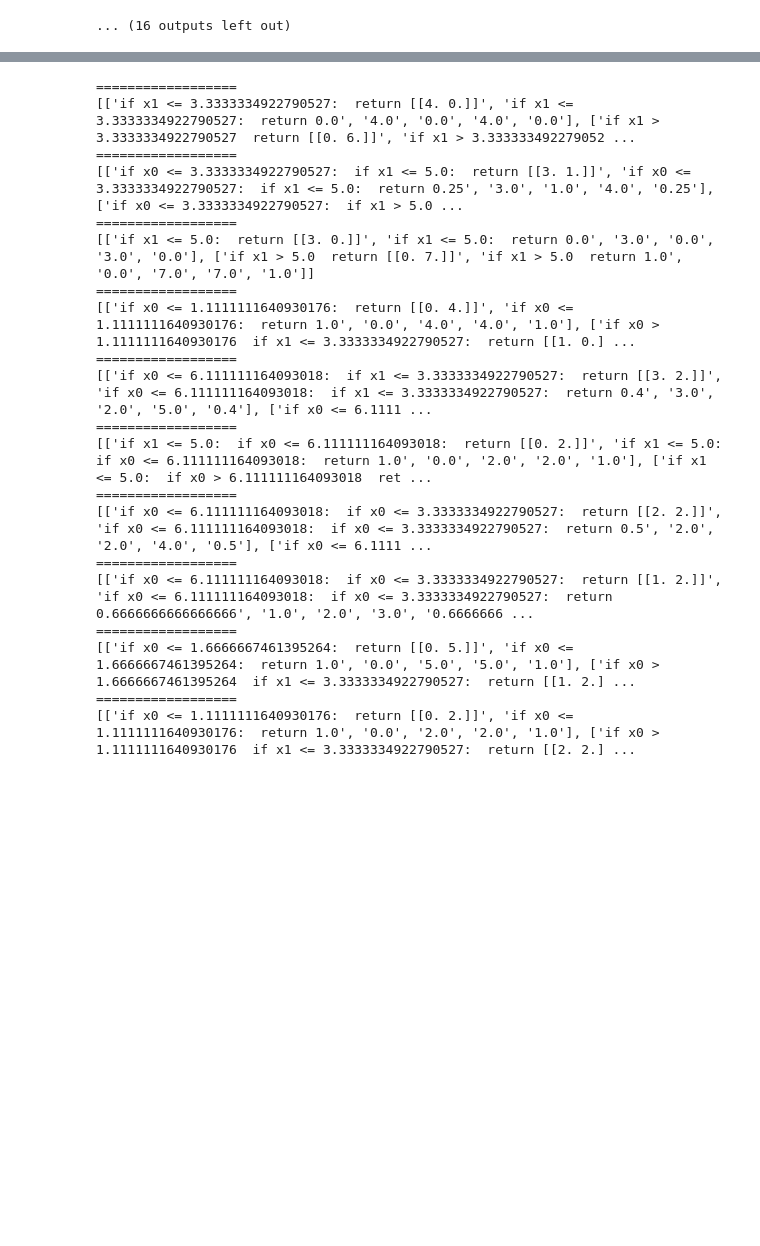
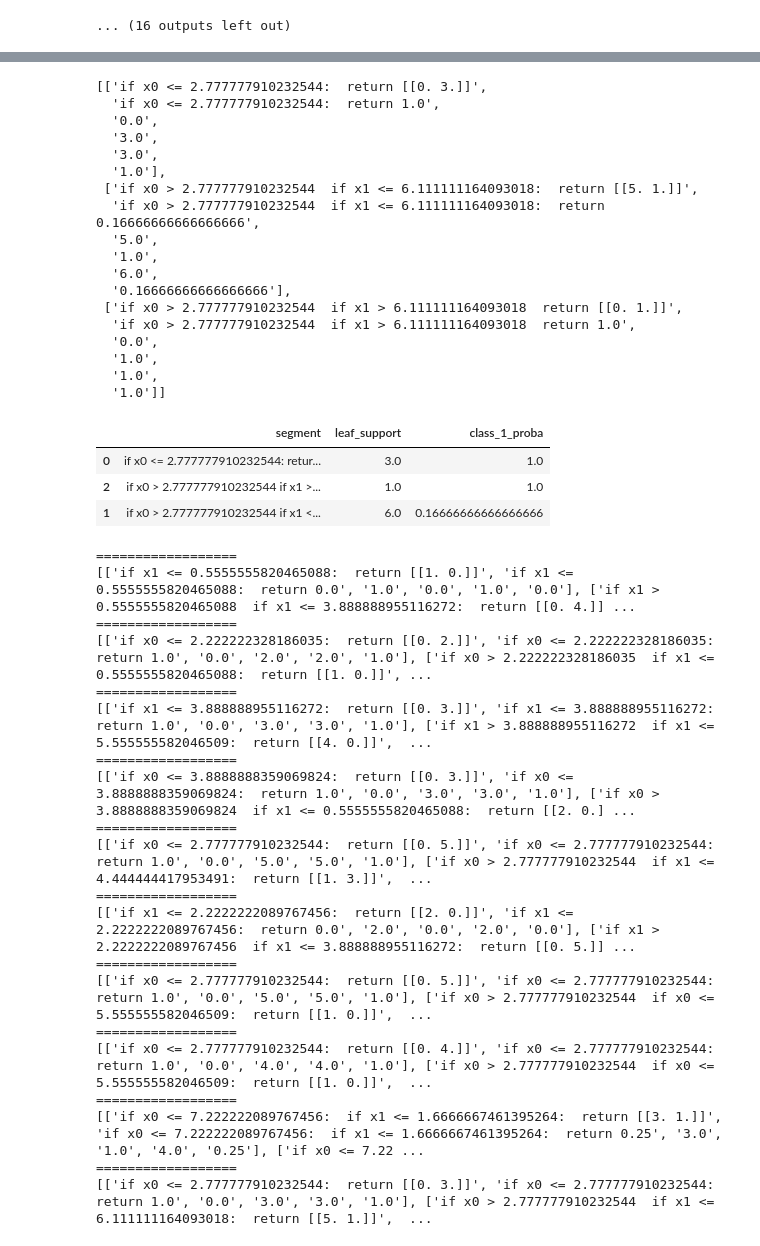
Before and after one commit to paradisensei/raif-hack, a Jupyter notebook: test.ipynb, the cells around one changed output, grey strips where cells are left out. Cells and saved outputs as stored; diff of their text form; code cells hidden in the pictures; blank space fills up the shorter version.

Commit message:
New features
New features:
1. tree_utils.py
   Functions for decision trees processing added

```diff
--- a/test.ipynb
+++ b/test.ipynb
@@ -205,29 +152,55 @@ def get_tree_paths(tree, feature_names):
+# %%
+get_tree_paths(tree_i, x_train.columns)
+get_most_probable_tree_paths(tree_i, x_train.columns)
+# %% [output]
+[['if x0 <= 2.777777910232544:  return [[0. 3.]]',
+  'if x0 <= 2.777777910232544:  return 1.0',
+  '0.0',
+  '3.0',
+  '3.0',
+  '1.0'],
+ ['if x0 > 2.777777910232544  if x1 <= 6.111111164093018:  return [[5. 1.]]',
+  'if x0 > 2.777777910232544  if x1 <= 6.111111164093018:  return 0.16666666666666666',
+  '5.0',
+  '1.0',
+  '6.0',
+  '0.16666666666666666'],
+ ['if x0 > 2.777777910232544  if x1 > 6.111111164093018  return [[0. 1.]]',
+  'if x0 > 2.777777910232544  if x1 > 6.111111164093018  return 1.0',
+  '0.0',
+  '1.0',
+  '1.0',
+  '1.0']]
+|  | segment | leaf_support | class_1_proba |
+| 0 | if x0 <= 2.777777910232544: retur... | 3.0 | 1.0 |
+| 2 | if x0 > 2.777777910232544 if x1 >... | 1.0 | 1.0 |
+| 1 | if x0 > 2.777777910232544 if x1 <... | 6.0 | 0.16666666666666666 |
 # %%
 for tree_i in model.estimators_:
-    p = tree_to_code_1(tree_i, x_train.columns)
+    p = get_tree_paths(tree_i, x_train.columns)
     print('==================')
     print(p)
 # %% [output]
 ==================
-[['if x1 <= 3.3333334922790527:  return [[4. 0.]]', 'if x1 <= 3.3333334922790527:  return 0.0', '4.0', '0.0', '4.0', '0.0'], ['if x1 > 3.3333334922790527  return [[0. 6.]]', 'if x1 > 3.333333492279052 ...
+[['if x1 <= 0.5555555820465088:  return [[1. 0.]]', 'if x1 <= 0.5555555820465088:  return 0.0', '1.0', '0.0', '1.0', '0.0'], ['if x1 > 0.5555555820465088  if x1 <= 3.888888955116272:  return [[0. 4.]] ...
 ==================
-[['if x0 <= 3.3333334922790527:  if x1 <= 5.0:  return [[3. 1.]]', 'if x0 <= 3.3333334922790527:  if x1 <= 5.0:  return 0.25', '3.0', '1.0', '4.0', '0.25'], ['if x0 <= 3.3333334922790527:  if x1 > 5.0 ...
+[['if x0 <= 2.222222328186035:  return [[0. 2.]]', 'if x0 <= 2.222222328186035:  return 1.0', '0.0', '2.0', '2.0', '1.0'], ['if x0 > 2.222222328186035  if x1 <= 0.5555555820465088:  return [[1. 0.]]', ...
 ==================
-[['if x1 <= 5.0:  return [[3. 0.]]', 'if x1 <= 5.0:  return 0.0', '3.0', '0.0', '3.0', '0.0'], ['if x1 > 5.0  return [[0. 7.]]', 'if x1 > 5.0  return 1.0', '0.0', '7.0', '7.0', '1.0']]
+[['if x1 <= 3.888888955116272:  return [[0. 3.]]', 'if x1 <= 3.888888955116272:  return 1.0', '0.0', '3.0', '3.0', '1.0'], ['if x1 > 3.888888955116272  if x1 <= 5.555555582046509:  return [[4. 0.]]',  ...
 ==================
-[['if x0 <= 1.1111111640930176:  return [[0. 4.]]', 'if x0 <= 1.1111111640930176:  return 1.0', '0.0', '4.0', '4.0', '1.0'], ['if x0 > 1.1111111640930176  if x1 <= 3.3333334922790527:  return [[1. 0.] ...
+[['if x0 <= 3.8888888359069824:  return [[0. 3.]]', 'if x0 <= 3.8888888359069824:  return 1.0', '0.0', '3.0', '3.0', '1.0'], ['if x0 > 3.8888888359069824  if x1 <= 0.5555555820465088:  return [[2. 0.] ...
 ==================
-[['if x0 <= 6.111111164093018:  if x1 <= 3.3333334922790527:  return [[3. 2.]]', 'if x0 <= 6.111111164093018:  if x1 <= 3.3333334922790527:  return 0.4', '3.0', '2.0', '5.0', '0.4'], ['if x0 <= 6.1111 ...
+[['if x0 <= 2.777777910232544:  return [[0. 5.]]', 'if x0 <= 2.777777910232544:  return 1.0', '0.0', '5.0', '5.0', '1.0'], ['if x0 > 2.777777910232544  if x1 <= 4.444444417953491:  return [[1. 3.]]',  ...
 ==================
-[['if x1 <= 5.0:  if x0 <= 6.111111164093018:  return [[0. 2.]]', 'if x1 <= 5.0:  if x0 <= 6.111111164093018:  return 1.0', '0.0', '2.0', '2.0', '1.0'], ['if x1 <= 5.0:  if x0 > 6.111111164093018  ret ...
+[['if x1 <= 2.2222222089767456:  return [[2. 0.]]', 'if x1 <= 2.2222222089767456:  return 0.0', '2.0', '0.0', '2.0', '0.0'], ['if x1 > 2.2222222089767456  if x1 <= 3.888888955116272:  return [[0. 5.]] ...
 ==================
-[['if x0 <= 6.111111164093018:  if x0 <= 3.3333334922790527:  return [[2. 2.]]', 'if x0 <= 6.111111164093018:  if x0 <= 3.3333334922790527:  return 0.5', '2.0', '2.0', '4.0', '0.5'], ['if x0 <= 6.1111 ...
+[['if x0 <= 2.777777910232544:  return [[0. 5.]]', 'if x0 <= 2.777777910232544:  return 1.0', '0.0', '5.0', '5.0', '1.0'], ['if x0 > 2.777777910232544  if x0 <= 5.555555582046509:  return [[1. 0.]]',  ...
 ==================
-[['if x0 <= 6.111111164093018:  if x0 <= 3.3333334922790527:  return [[1. 2.]]', 'if x0 <= 6.111111164093018:  if x0 <= 3.3333334922790527:  return 0.6666666666666666', '1.0', '2.0', '3.0', '0.6666666 ...
+[['if x0 <= 2.777777910232544:  return [[0. 4.]]', 'if x0 <= 2.777777910232544:  return 1.0', '0.0', '4.0', '4.0', '1.0'], ['if x0 > 2.777777910232544  if x0 <= 5.555555582046509:  return [[1. 0.]]',  ...
 ==================
-[['if x0 <= 1.6666667461395264:  return [[0. 5.]]', 'if x0 <= 1.6666667461395264:  return 1.0', '0.0', '5.0', '5.0', '1.0'], ['if x0 > 1.6666667461395264  if x1 <= 3.3333334922790527:  return [[1. 2.] ...
+[['if x0 <= 7.222222089767456:  if x1 <= 1.6666667461395264:  return [[3. 1.]]', 'if x0 <= 7.222222089767456:  if x1 <= 1.6666667461395264:  return 0.25', '3.0', '1.0', '4.0', '0.25'], ['if x0 <= 7.22 ...
 ==================
-[['if x0 <= 1.1111111640930176:  return [[0. 2.]]', 'if x0 <= 1.1111111640930176:  return 1.0', '0.0', '2.0', '2.0', '1.0'], ['if x0 > 1.1111111640930176  if x1 <= 3.3333334922790527:  return [[2. 2.] ...
+[['if x0 <= 2.777777910232544:  return [[0. 3.]]', 'if x0 <= 2.777777910232544:  return 1.0', '0.0', '3.0', '3.0', '1.0'], ['if x0 > 2.777777910232544  if x1 <= 6.111111164093018:  return [[5. 1.]]',  ...
 # %%
 for tree_i in model.estimators_:
     fig, ax = plt.subplots()
```
Also changed, not shown: parts of 7 cells of this notebook, 2 other files.
